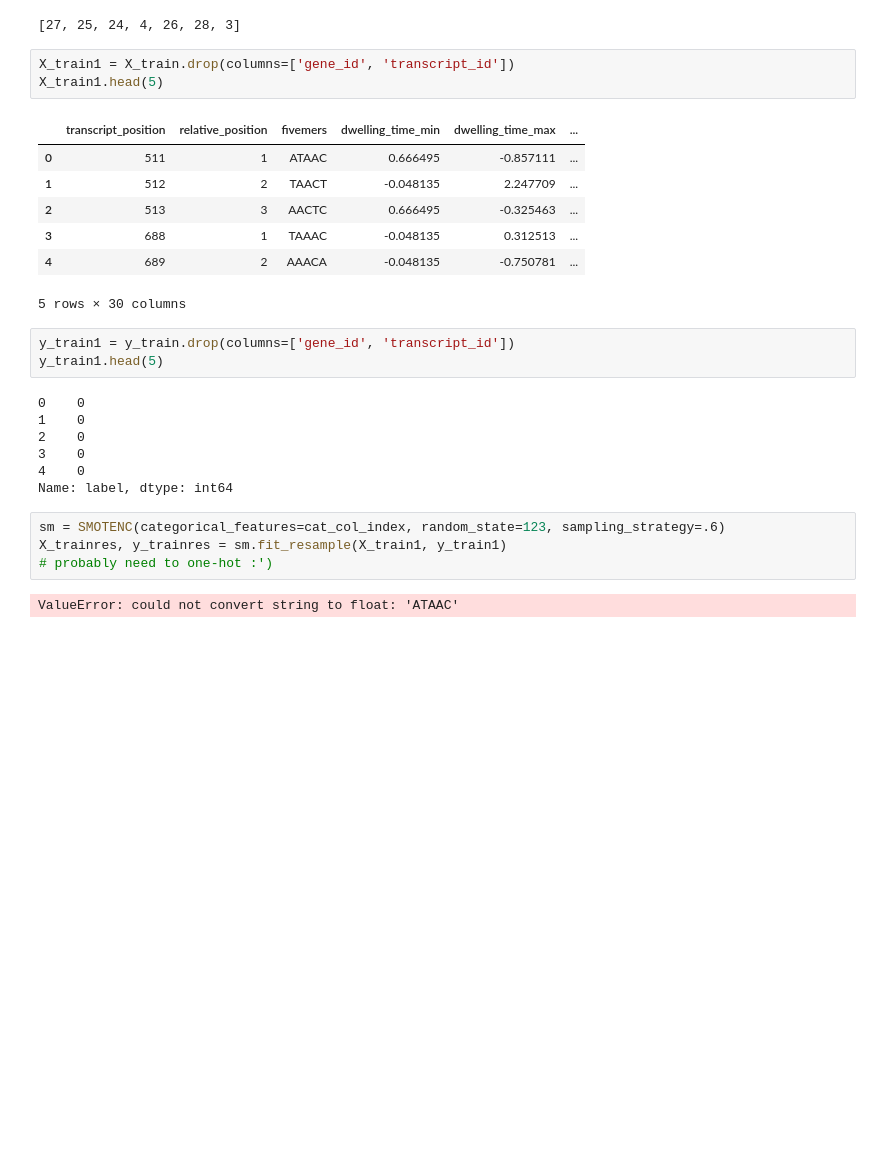
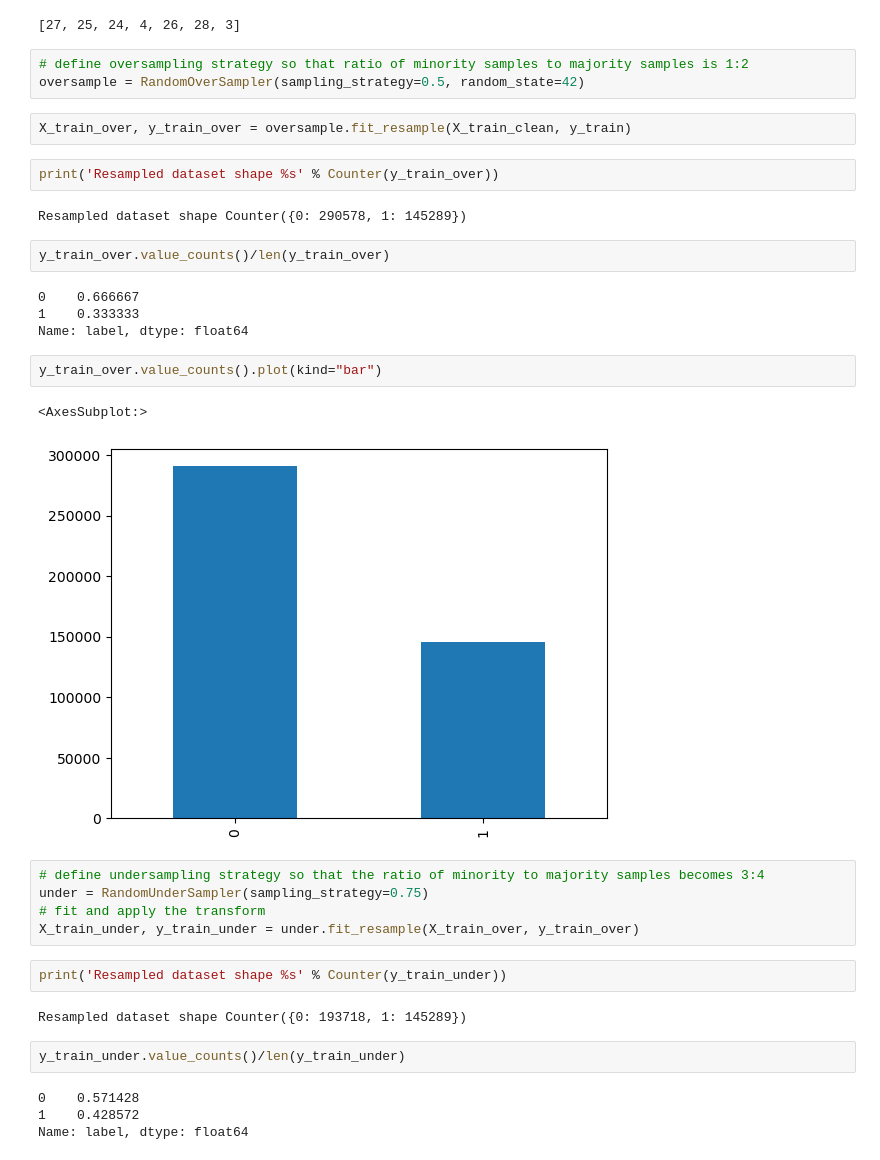
Before and after one commit to gohjophine/dsa4262-gnomes, a Jupyter notebook: src/data_preprocessing.ipynb, the cells around one changed output. Cells and saved outputs as stored; diff of their text form; blank space fills up the shorter version.

```diff
--- a/src/data_preprocessing.ipynb
+++ b/src/data_preprocessing.ipynb
@@ -172,30 +177,38 @@ X_train.head()
 cat_col_index
 # %% [output]
 [27, 25, 24, 4, 26, 28, 3]
-# %%
-X_train1 = X_train.drop(columns=['gene_id', 'transcript_id'])
-X_train1.head(5)
-# %% [output]
-|  | transcript_position | relative_position | fivemers | dwelling_time_min | dwelling_time_max | ... |
-| 0 | 511 | 1 | ATAAC | 0.666495 | -0.857111 | ... |
-| 1 | 512 | 2 | TAACT | -0.048135 | 2.247709 | ... |
-| 2 | 513 | 3 | AACTC | 0.666495 | -0.325463 | ... |
-| 3 | 688 | 1 | TAAAC | -0.048135 | 0.312513 | ... |
-| 4 | 689 | 2 | AAACA | -0.048135 | -0.750781 | ... |
-5 rows × 30 columns
-# %%
-y_train1 = y_train.drop(columns=['gene_id', 'transcript_id'])
-y_train1.head(5)
-# %% [output]
-0    0
-1    0
-2    0
-3    0
-4    0
-Name: label, dtype: int64
 # %%
-sm = SMOTENC(categorical_features=cat_col_index, random_state=123, sampling_strategy=.6)
-X_trainres, y_trainres = sm.fit_resample(X_train1, y_train1)
-# probably need to one-hot :')
+# define oversampling strategy so that ratio of minority samples to majority samples is 1:2
+oversample = RandomOverSampler(sampling_strategy=0.5, random_state=42)
-# %% [output]
-ValueError: could not convert string to float: 'ATAAC'
+# %%
+X_train_over, y_train_over = oversample.fit_resample(X_train_clean, y_train)
+# %%
+print('Resampled dataset shape %s' % Counter(y_train_over))
+# %% [output]
+Resampled dataset shape Counter({0: 290578, 1: 145289})
+# %%
+y_train_over.value_counts()/len(y_train_over)
+# %% [output]
+0    0.666667
+1    0.333333
+Name: label, dtype: float64
+# %%
+y_train_over.value_counts().plot(kind="bar")
+# %% [output]
+<AxesSubplot:>
+[figure, added]
+# %%
+# define undersampling strategy so that the ratio of minority to majority samples becomes 3:4
+under = RandomUnderSampler(sampling_strategy=0.75)
+# fit and apply the transform
+X_train_under, y_train_under = under.fit_resample(X_train_over, y_train_over)
+# %%
+print('Resampled dataset shape %s' % Counter(y_train_under))
+# %% [output]
+Resampled dataset shape Counter({0: 193718, 1: 145289})
+# %%
+y_train_under.value_counts()/len(y_train_under)
+# %% [output]
+0    0.571428
+1    0.428572
+Name: label, dtype: float64
```
Also changed, not shown: parts of 29 cells of this notebook.
